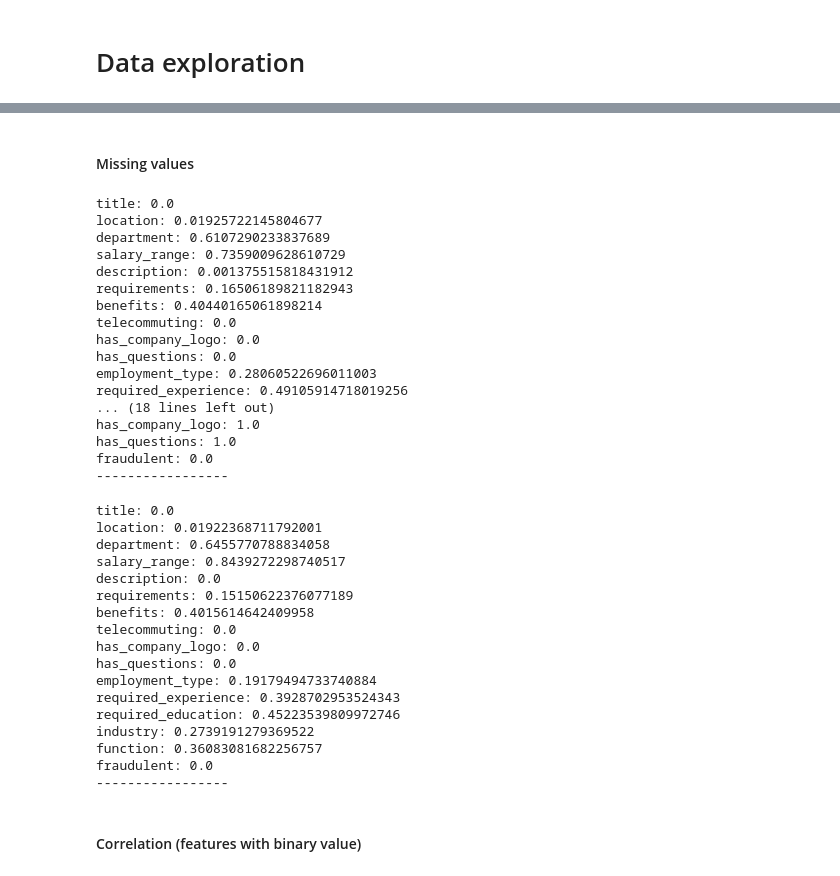
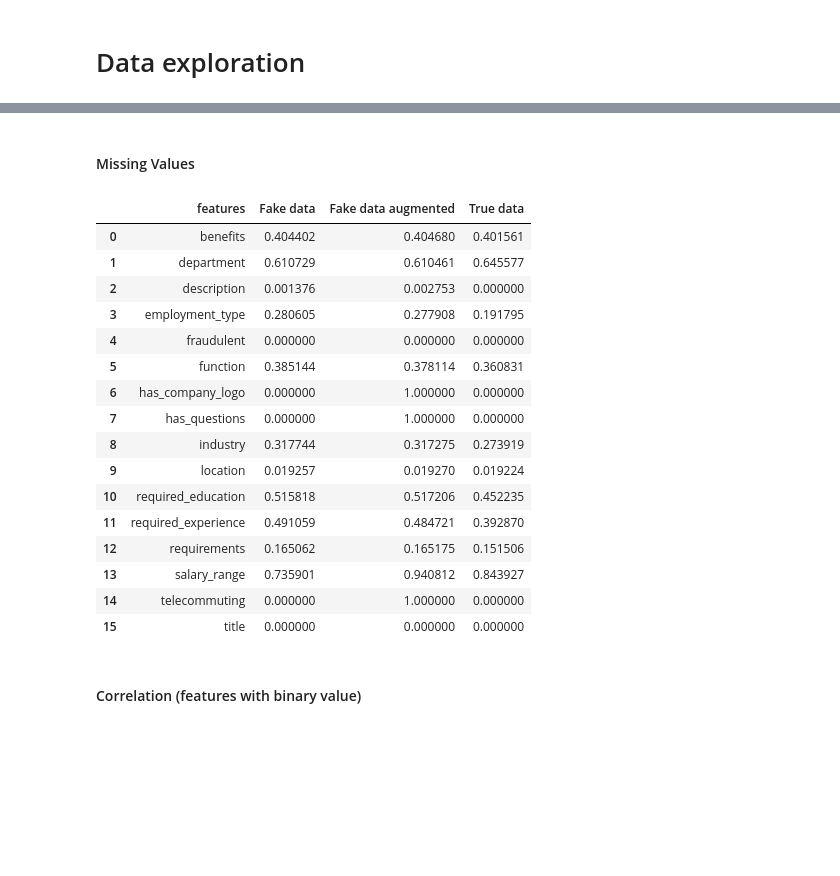
Before and after one commit to KilRil/Fake-job-postings, a Jupyter notebook: Fake_job_postings.ipynb, the cells around one changed output, grey strips where cells are left out. Drawn from its saved outputs; the diff is of its cells as text; code cells hidden in the pictures; blank space fills up the shorter version.

```diff
--- a/Fake_job_postings.ipynb
+++ b/Fake_job_postings.ipynb
@@ -97,57 +98,41 @@ Dropped: company_profile
 | 3 | client Audit Coordinator | US, TX, capital of texas | compliance package 10 | Description SUMMARY: The Client A... | High school diploma or equivalent... | we offer a competitive and compre... | NaN | ... |
 | 4 | Client scrutinize Coordinator | US, TX, Austin | COMPLIANCE UNIT compliance 701 | Description SUMMARY: The Client A... | High school diploma or equivalent... | We offer in competitive and evalu... | NaN | ... |
 # %% [markdown]
-#### Missing values
+#### Missing Values
 # %%
 df_fake = df.loc[df["fraudulent"]==1]
 df_true = df.loc[df["fraudulent"]==0]
 # %%
-def getNaNRatio(df):
-    rows = len(df)
-    for column in df.columns:
-        print(f"{column}: {df[column].isna().sum()/rows}")
-    print('-----------------')
+def getNaNRatio(dataframes, column_names):
+    nan_df = pd.DataFrame({
+        'features': [column for column in sorted(dataframes[0].columns)]
+    })
+    for i in range(len(column_names)):
+        dataframe = dataframes[i]
+        rows = len(dataframe)
+        nan_df[column_names[i]] = [round(dataframe[column].isna().sum()/rows, 20) for column in sorted(dataframe.columns)]
+
+    return nan_df
 # %%
-getNaNRatio(df_fake)
-getNaNRatio(df_aug)
+getNaNRatio([df_fake, df_aug, df_true], ['Fake data', 'Fake data augmented', 'True data'])
 # %% [output]
-title: 0.0
-location: 0.01925722145804677
-department: 0.6107290233837689
-salary_range: 0.7359009628610729
-description: 0.001375515818431912
-requirements: 0.16506189821182943
-benefits: 0.40440165061898214
-telecommuting: 0.0
-has_company_logo: 0.0
-has_questions: 0.0
-employment_type: 0.28060522696011003
-required_experience: 0.49105914718019256
-... (18 lines left out)
-has_company_logo: 1.0
-has_questions: 1.0
-fraudulent: 0.0
------------------
+|  | features | Fake data | Fake data augmented | True data |
+| 0 | benefits | 0.404402 | 0.404680 | 0.401561 |
+| 1 | department | 0.610729 | 0.610461 | 0.645577 |
+| 2 | description | 0.001376 | 0.002753 | 0.000000 |
+| 3 | employment_type | 0.280605 | 0.277908 | 0.191795 |
+| 4 | fraudulent | 0.000000 | 0.000000 | 0.000000 |
+| 5 | function | 0.385144 | 0.378114 | 0.360831 |
+| 6 | has_company_logo | 0.000000 | 1.000000 | 0.000000 |
+| 7 | has_questions | 0.000000 | 1.000000 | 0.000000 |
+| 8 | industry | 0.317744 | 0.317275 | 0.273919 |
+| 9 | location | 0.019257 | 0.019270 | 0.019224 |
+| 10 | required_education | 0.515818 | 0.517206 | 0.452235 |
+| 11 | required_experience | 0.491059 | 0.484721 | 0.392870 |
+| 12 | requirements | 0.165062 | 0.165175 | 0.151506 |
+| 13 | salary_range | 0.735901 | 0.940812 | 0.843927 |
+| 14 | telecommuting | 0.000000 | 1.000000 | 0.000000 |
+| 15 | title | 0.000000 | 0.000000 | 0.000000 |
-# %%
-getNaNRatio(df_true)
-# %% [output]
-title: 0.0
-location: 0.01922368711792001
-department: 0.6455770788834058
-salary_range: 0.8439272298740517
-description: 0.0
-requirements: 0.15150622376077189
-benefits: 0.4015614642409958
-telecommuting: 0.0
-has_company_logo: 0.0
-has_questions: 0.0
-employment_type: 0.19179494733740884
-required_experience: 0.3928702953524343
-required_education: 0.45223539809972746
-industry: 0.2739191279369522
-function: 0.36083081682256757
-fraudulent: 0.0
------------------
 # %% [markdown]
 #### Correlation (features with binary value)
 # %%
```
Also changed, not shown: parts of 17 cells of this notebook.
